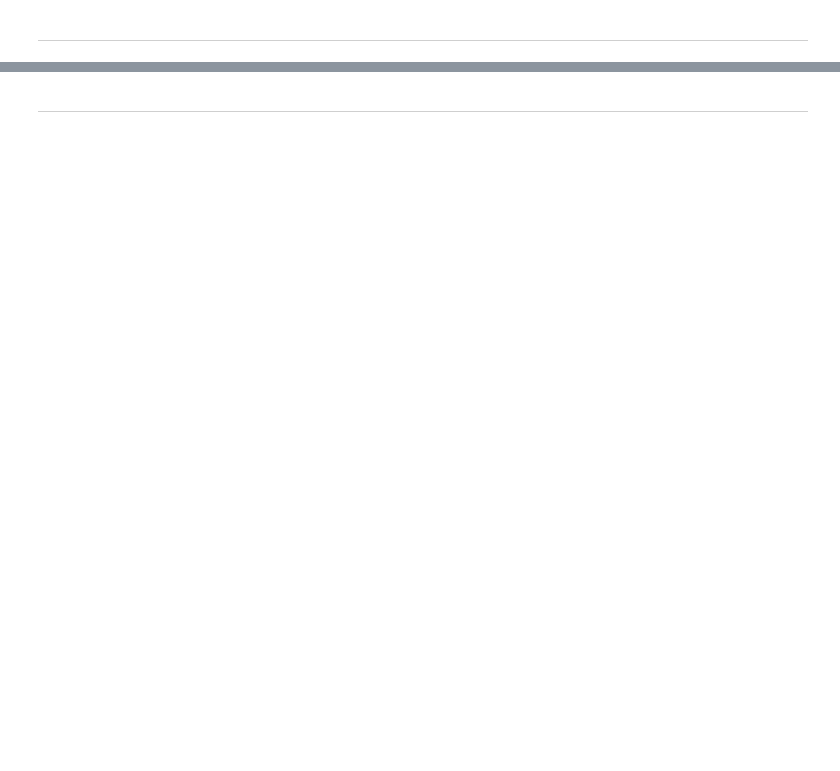
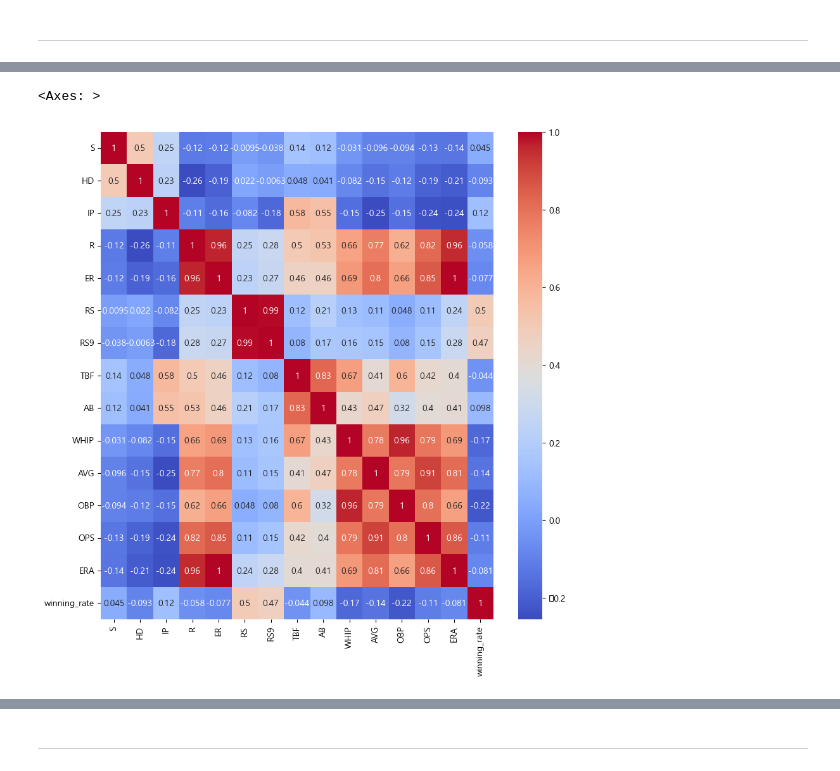
Before and after one commit to IAMKIMEUNSEO/predict2025_kbo_lgtwins_winning_rate, a Jupyter notebook: lgtwins.ipynb, the cells around one changed output, grey strips where cells are left out. Cells and saved outputs as stored; diff of their text form; code cells hidden in the pictures; blank space fills up the shorter version.

```diff
--- a/lgtwins.ipynb
+++ b/lgtwins.ipynb
@@ -264,0 +222,13 @@ df = pd.DataFrame(rows, columns=columns)
+# %%
+#투수
+plt.figure(figsize=(10,10))
+
+#상관계수 행렬을 히트맵으로 작성
+sns.heatmap(
+    data = df_team_win_pitcher.corr(numeric_only=True),  #수치컬럼 간 상관계수 도출
+    annot = True,   #상관계수 수치 표시
+    cmap = 'coolwarm'   #컬러맵 지정
+)
+# %% [output]
+<Axes: >
+[figure, added]
```
Also changed, not shown: parts of 29 cells of this notebook.
